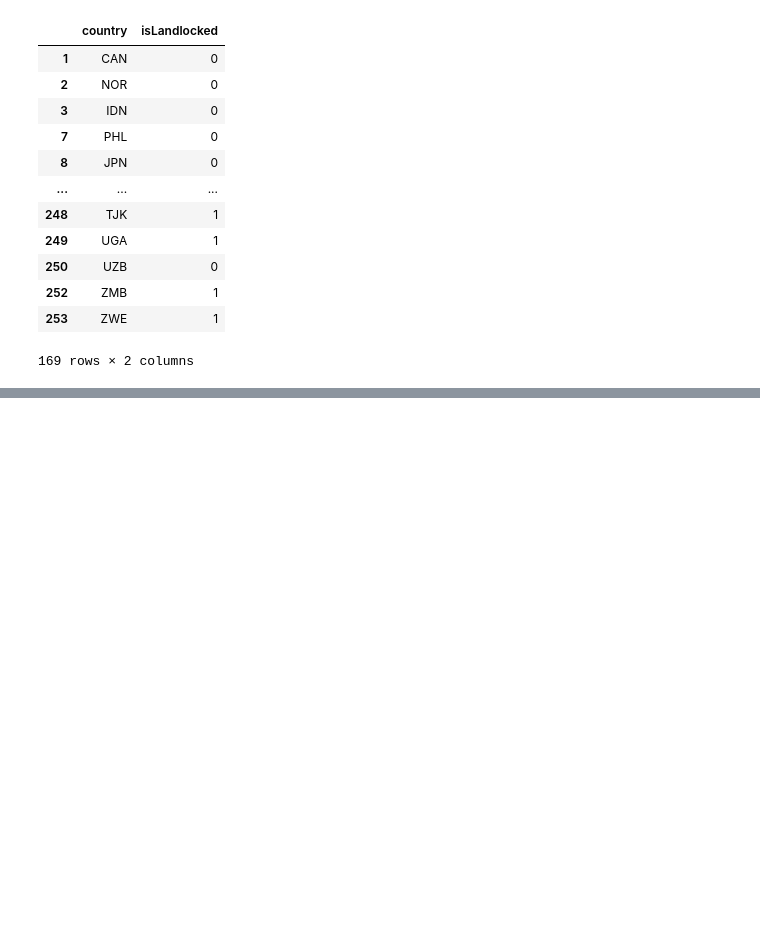
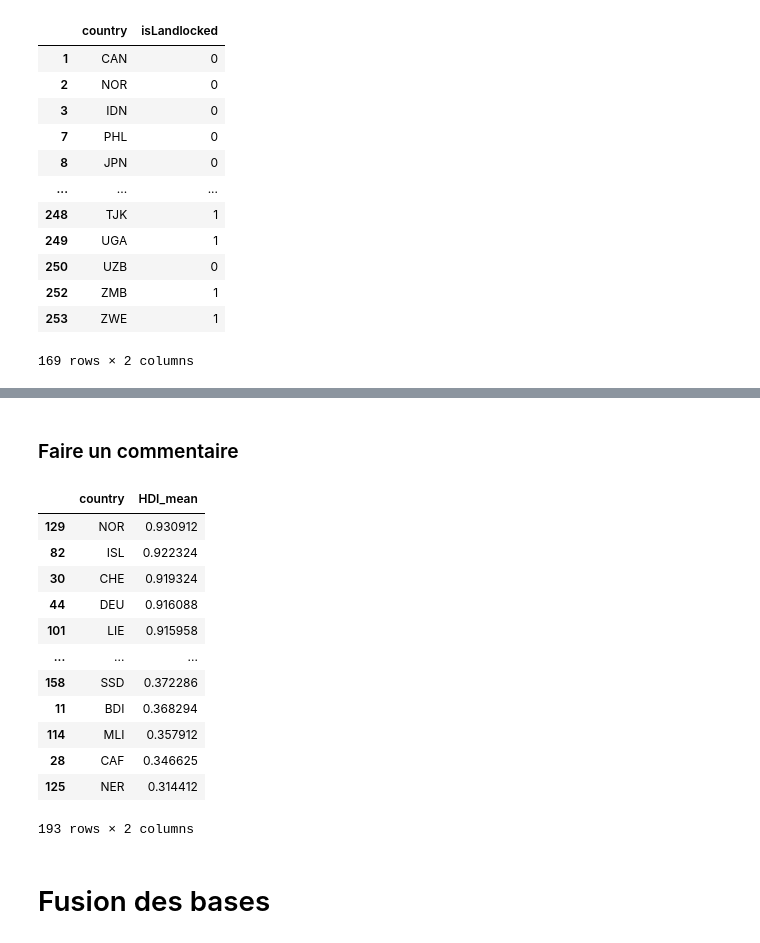
Before and after one commit to nile2304/Data-Science-Project-ENSAE, a Jupyter notebook: main.ipynb, the cells around one changed output, grey strips where cells are left out. Drawn from its saved outputs; the diff is of its cells as text; code cells hidden in the pictures; blank space fills up the shorter version.

```diff
--- a/main.ipynb
+++ b/main.ipynb
@@ -697,0 +740,19 @@ dv.visualize_landlocked_countries(validLandlockedData)
+# %% [markdown]
+### Faire un commentaire
+# %%
+aggregated_HDI = hdiAnalyzer.aggregated_HDI()
+aggregated_HDI.sort_values(by="HDI_mean",ascending=False)
+# %% [output]
+|  | country | HDI_mean |
+| 129 | NOR | 0.930912 |
+| 82 | ISL | 0.922324 |
+| 30 | CHE | 0.919324 |
+| 44 | DEU | 0.916088 |
+| 101 | LIE | 0.915958 |
+| ... | ... | ... |
+| 158 | SSD | 0.372286 |
+| 11 | BDI | 0.368294 |
+| 114 | MLI | 0.357912 |
+| 28 | CAF | 0.346625 |
+| 125 | NER | 0.314412 |
+193 rows × 2 columns
@@ -697,0 +761,2 @@ dv.visualize_landlocked_countries(validLandlockedData)
+# %% [markdown]
+# Fusion des bases
```
Also changed, not shown: parts of 33 cells of this notebook, 2 other files.
